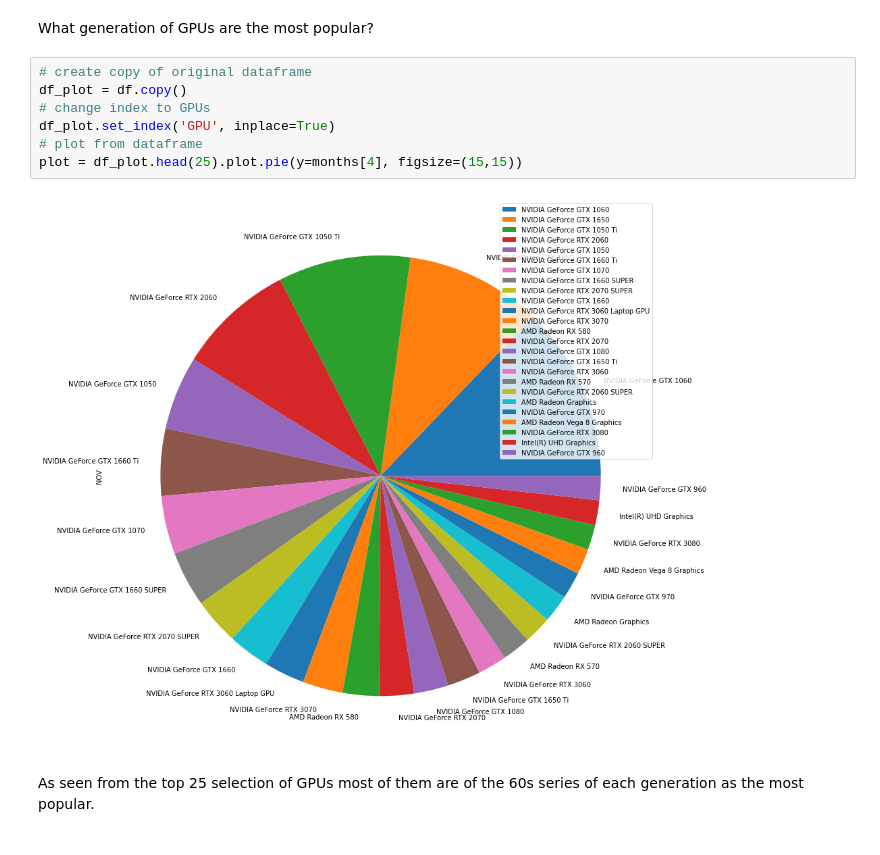
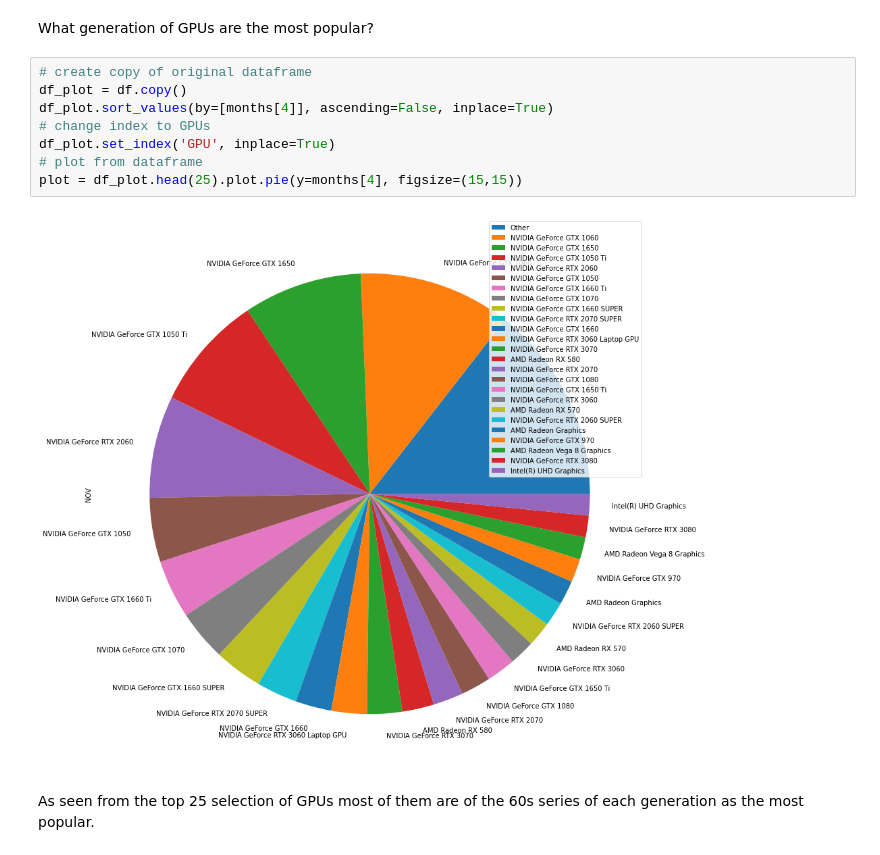
Before and after one commit to jDinhBC/Steam-Data-Scraper-Project, a Jupyter notebook: steam-scraper.ipynb, the cells around one changed output. Saved outputs shown, nothing was run; the diff lists cells and outputs as text.

```diff
--- a/steam-scraper.ipynb
+++ b/steam-scraper.ipynb
@@ -184,12 +184,13 @@ What generation of GPUs are the most popular?
 # %%
 # create copy of original dataframe
 df_plot = df.copy()
+df_plot.sort_values(by=[months[4]], ascending=False, inplace=True)
 # change index to GPUs
 df_plot.set_index('GPU', inplace=True)
 # plot from dataframe
 plot = df_plot.head(25).plot.pie(y=months[4], figsize=(15,15))
 # %% [output]
-[figure, old version]
+[figure, new version]
 # %% [markdown]
 As seen from the top 25 selection of GPUs most of them are of the 60s series of each generation as the most popular.
 # %% [markdown]
```
Also changed, not shown: parts of 1 cell of this notebook.
